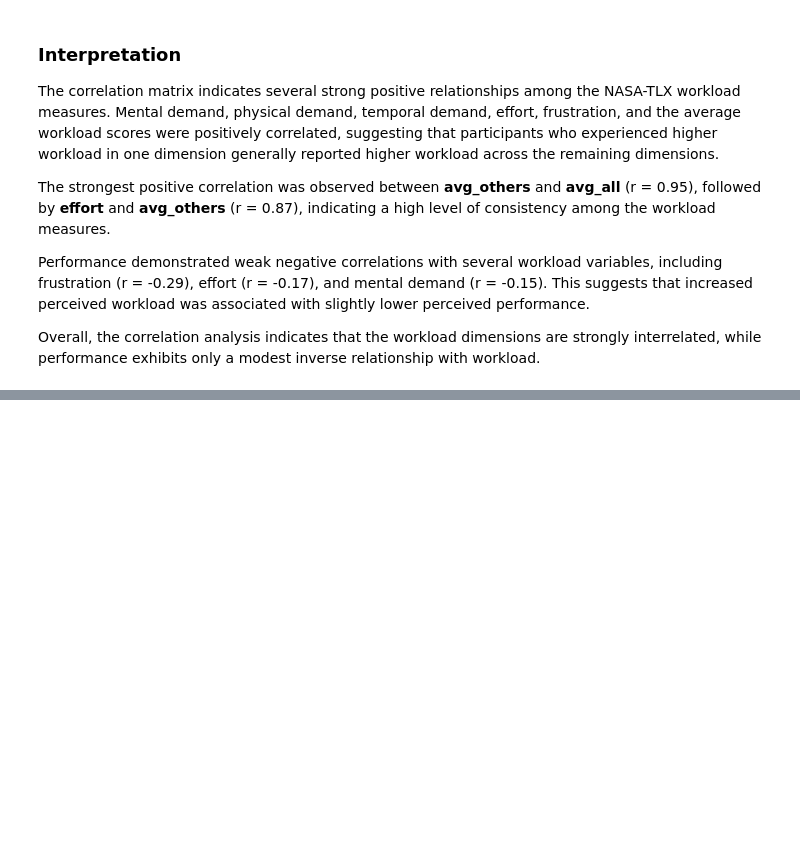
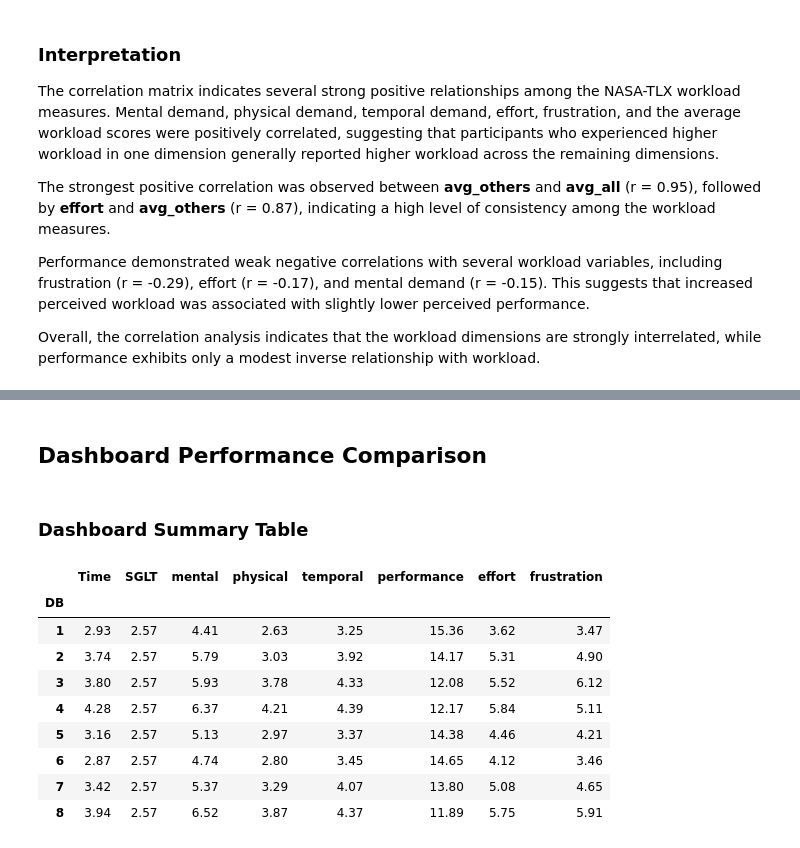
Before and after one commit to Chakuunaa/Evaluating-Dashboard-Design-Effectiveness-in-Data-Analytics, a Jupyter notebook: notebooks/01_Dissertation_Analysis.ipynb, the cells around one changed output, grey strips where cells are left out. Drawn from its saved outputs; the diff is of its cells as text; code cells hidden in the pictures; blank space fills up the shorter version.

```diff
--- a/notebooks/01_Dissertation_Analysis.ipynb
+++ b/notebooks/01_Dissertation_Analysis.ipynb
@@ -434,0 +455,28 @@ Overall, the correlation analysis indicates that the workload dimensions are str
+# %% [markdown]
+## Dashboard Performance Comparison
+# %% [markdown]
+### Dashboard Summary Table
+# %%
+dashboard_summary = df.groupby("DB")[[
+    "Time",
+    "SGLT",
+    "mental",
+    "physical",
+    "temporal",
+    "performance",
+    "effort",
+    "frustration"
+]].mean().round(2)
+
+dashboard_summary
+# %% [output]
+|  | Time | SGLT | mental | physical | temporal | performance | effort | frustration |
+| DB |  |  |  |  |  |  |  |  |
+| 1 | 2.93 | 2.57 | 4.41 | 2.63 | 3.25 | 15.36 | 3.62 | 3.47 |
+| 2 | 3.74 | 2.57 | 5.79 | 3.03 | 3.92 | 14.17 | 5.31 | 4.90 |
+| 3 | 3.80 | 2.57 | 5.93 | 3.78 | 4.33 | 12.08 | 5.52 | 6.12 |
+| 4 | 4.28 | 2.57 | 6.37 | 4.21 | 4.39 | 12.17 | 5.84 | 5.11 |
+| 5 | 3.16 | 2.57 | 5.13 | 2.97 | 3.37 | 14.38 | 4.46 | 4.21 |
+| 6 | 2.87 | 2.57 | 4.74 | 2.80 | 3.45 | 14.65 | 4.12 | 3.46 |
+| 7 | 3.42 | 2.57 | 5.37 | 3.29 | 4.07 | 13.80 | 5.08 | 4.65 |
+| 8 | 3.94 | 2.57 | 6.52 | 3.87 | 4.37 | 11.89 | 5.75 | 5.91 |
```
Also changed, not shown: parts of 15 cells of this notebook.
